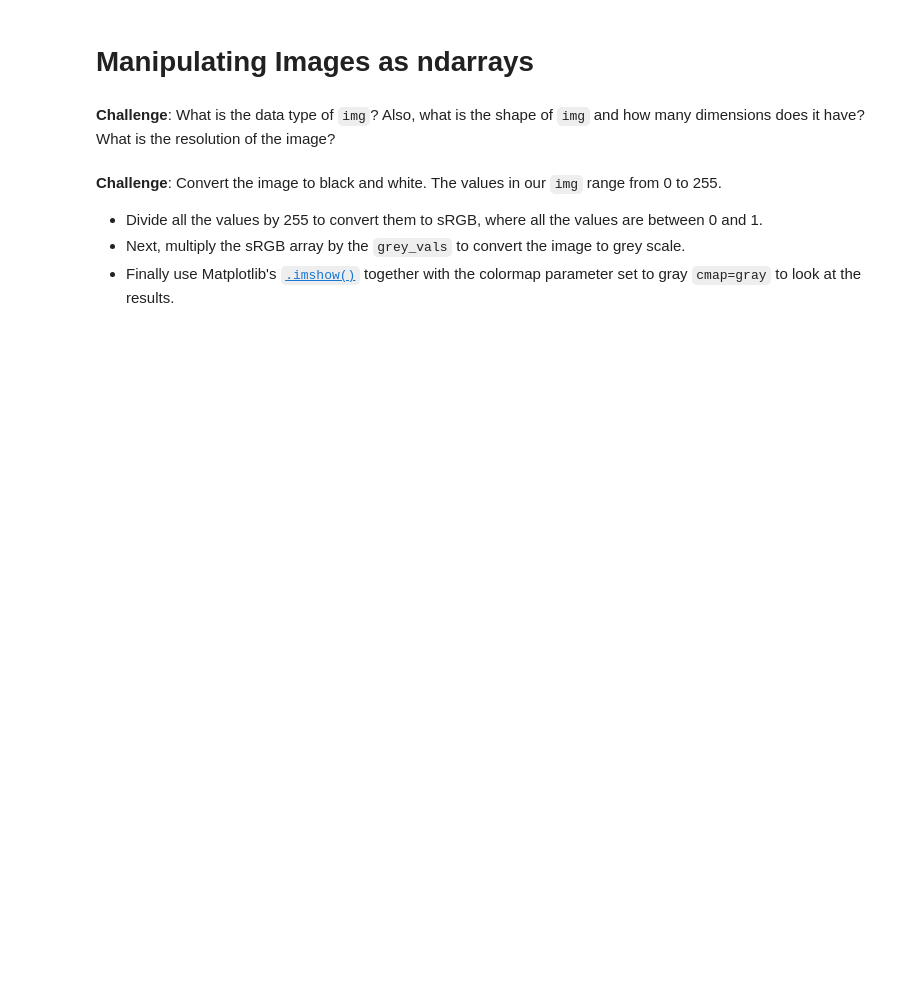
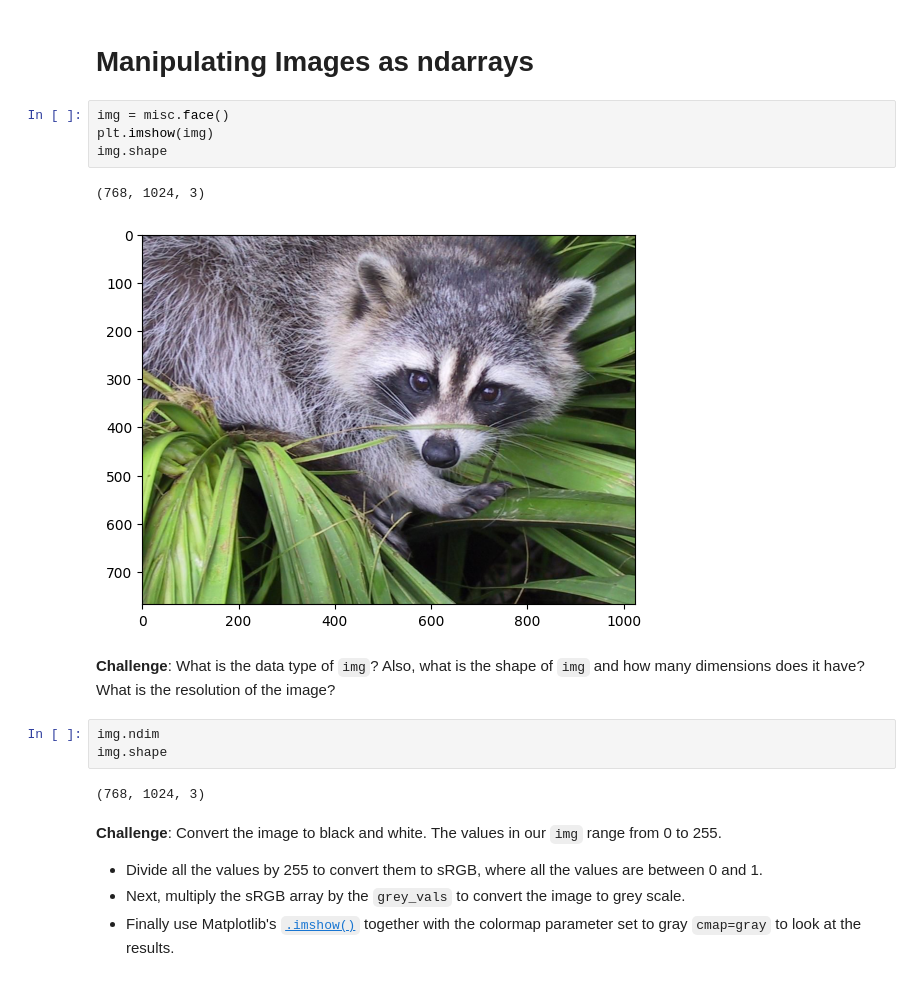
Before and after one commit to Roy3443/Data-Science-Jumpstart, a Jupyter notebook: 004/Computation_with_NumPy_and_N_Dimensional_Arrays_(start).ipynb, the cells around one changed output. Saved outputs shown, nothing was run; the diff lists cells and outputs as text; blank space fills up the shorter version.

```diff
--- a/004/Computation_with_NumPy_and_N_Dimensional_Arrays_(start).ipynb
+++ b/004/Computation_with_NumPy_and_N_Dimensional_Arrays_(start).ipynb
@@ -213,7 +236,19 @@ Dimensions of result: (4x2)*(2x3)=(4x3)
 # %% [markdown]
 # Manipulating Images as ndarrays
+# %%
+img = misc.face()
+plt.imshow(img)
+img.shape
+# %% [output]
+(768, 1024, 3)
+[figure, added]
 # %% [markdown]
 **Challenge**: What is the data type of `img`? Also, what is the shape of `img` and how many dimensions does it have? What is the resolution of the image?
+# %%
+img.ndim
+img.shape
+# %% [output]
+(768, 1024, 3)
 # %% [markdown]
 **Challenge**: Convert the image to black and white. The values in our `img` range from 0 to 255.
 * Divide all the values by 255 to convert them to sRGB, where all the values are between 0 and 1.
```
Also changed, not shown: parts of 14 cells of this notebook.
